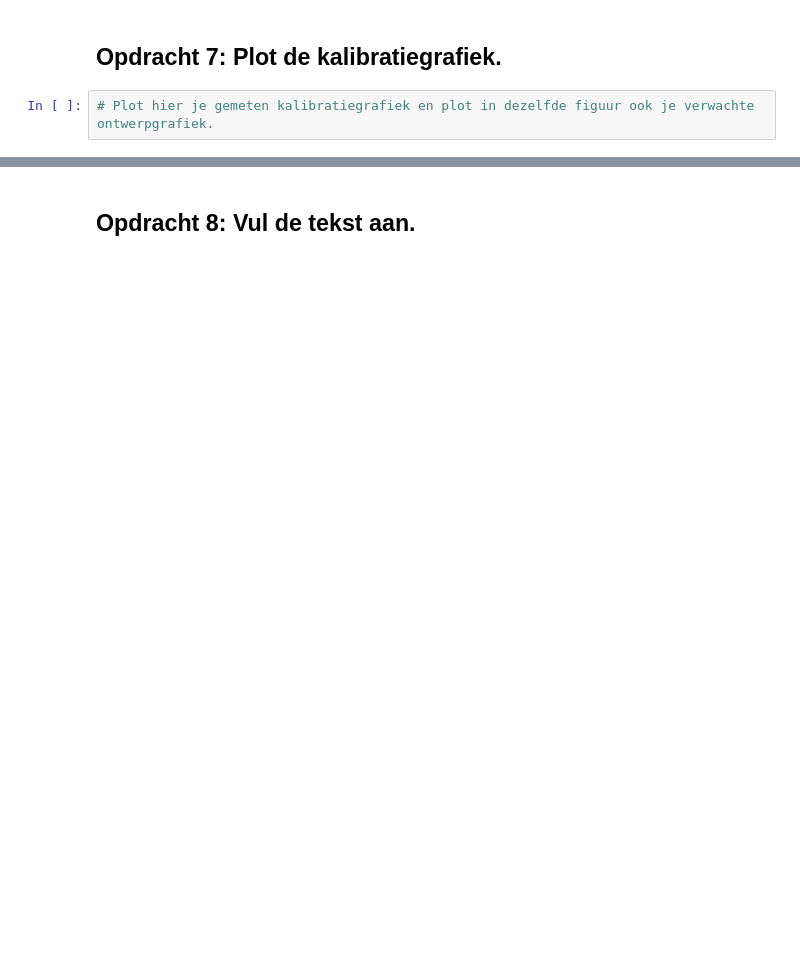
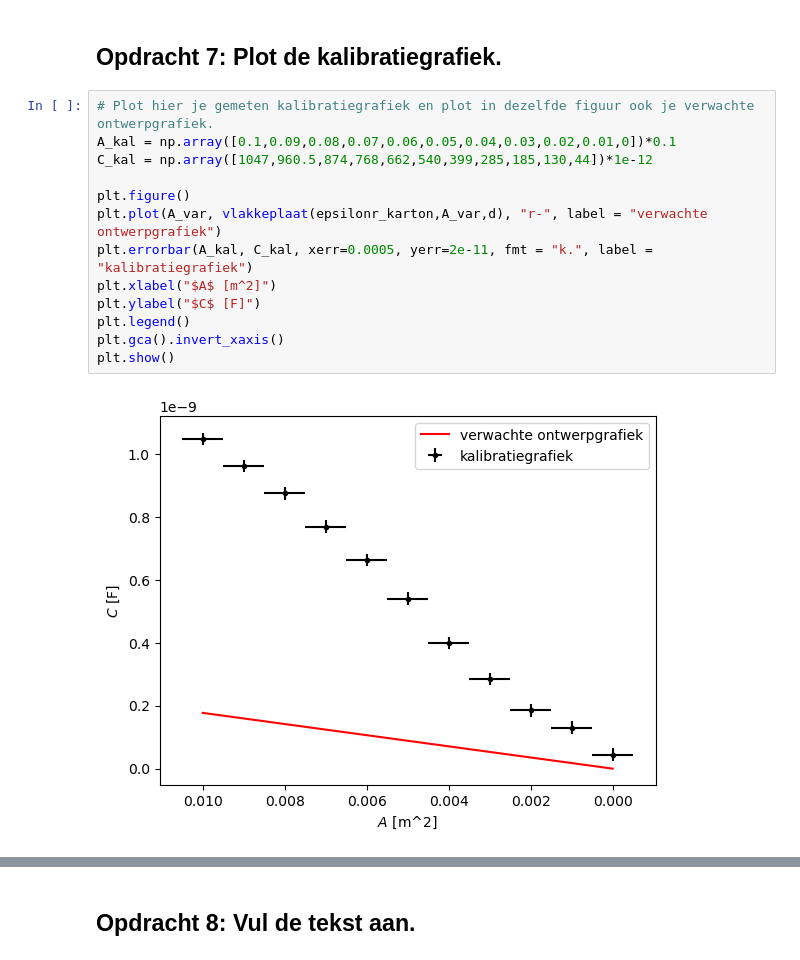
Before and after one commit to emmajuledrent/opdrachten-DEF-D, a Jupyter notebook: FysiekeOntwerpopdrachten/2OntwerpEenSensorCondensator/DEFOntwerpopdracht2OntwerpEenSensorInvulTemplate.ipynb, the cells around one changed output, grey strips where cells are left out. Cells and saved outputs as stored; diff of their text form; blank space fills up the shorter version.

```diff
--- a/FysiekeOntwerpopdrachten/2OntwerpEenSensorCondensator/DEFOntwerpopdracht2OntwerpEenSensorInvulTemplate.ipynb
+++ b/FysiekeOntwerpopdrachten/2OntwerpEenSensorCondensator/DEFOntwerpopdracht2OntwerpEenSensorInvulTemplate.ipynb
@@ -110,4 +126,17 @@ Pas deze tekst aan: Wij gaan een sensor maken die X meet.
 # %% [markdown]
 ## Opdracht 7: Plot de kalibratiegrafiek.
-# %%
-# Plot hier je gemeten kalibratiegrafiek en plot in dezelfde figuur ook je verwachte ontwerpgrafiek.
+# %%
+# Plot hier je gemeten kalibratiegrafiek en plot in dezelfde figuur ook je verwachte ontwerpgrafiek.
+A_kal = np.array([0.1,0.09,0.08,0.07,0.06,0.05,0.04,0.03,0.02,0.01,0])*0.1
+C_kal = np.array([1047,960.5,874,768,662,540,399,285,185,130,44])*1e-12
+
+plt.figure()
+plt.plot(A_var, vlakkeplaat(epsilonr_karton,A_var,d), "r-", label = "verwachte ontwerpgrafiek")
+plt.errorbar(A_kal, C_kal, xerr=0.0005, yerr=2e-11, fmt = "k.", label = "kalibratiegrafiek")
+plt.xlabel("$A$ [m^2]")
+plt.ylabel("$C$ [F]")
+plt.legend()
+plt.gca().invert_xaxis()
+plt.show()
+# %% [output]
+[figure, added]
```
Also changed, not shown: parts of 30 cells of this notebook, 6 other files.
